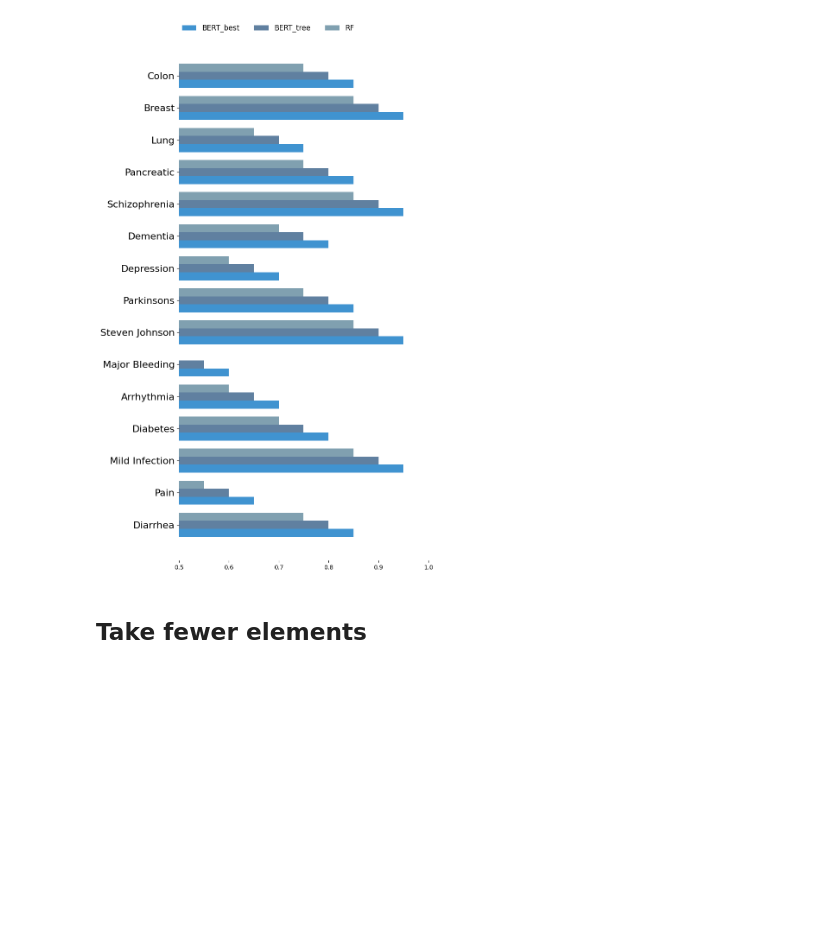
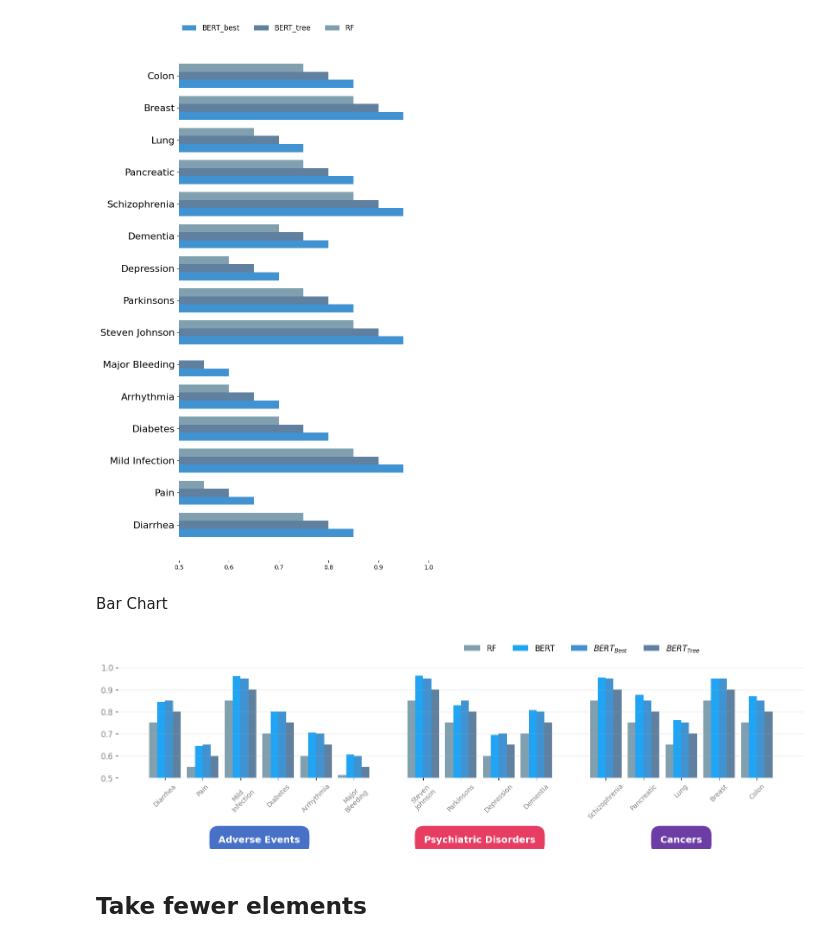
Before and after one commit to mikkelfo/CORE-BEHRT, a Jupyter notebook: results/downstream.ipynb, the cells around one changed output. Saved outputs shown, nothing was run; the diff lists cells and outputs as text; code cells hidden in the pictures; blank space fills up the shorter version.

```diff
--- a/results/downstream.ipynb
+++ b/results/downstream.ipynb
@@ -199,6 +188,82 @@ plt.show()
 fig.savefig('auc_scores.svg')
 # %% [output]
 [figure]
+# %% [markdown]
+Bar Chart
+# %%
+# Adjusting the plot to start bars at 0.5 and reorder the models
+groups = {
+    'Adverse Events': slice(0, 6),
+    'Psychiatric Disorders': slice(6, 10),
+    'Cancers': slice(10, 15)
+}
+diseases = ['Diarrhea', 'Pain', 'Mild\nInfection', 'Diabetes', 'Arrhythmia', 'Major\nBleeding', 'Steven\nJohnson',
+            'Parkinsons', 'Depression', 'Dementia', 'Schizophrenia', 'Pancreatic', 'Lung', 'Breast', 'Colon']
+behrt_scores = [0.85, 0.65, 0.95, 0.80, 0.70, 0.60, 0.95, 0.85, 0.70, 0.80, 0.95, 0.85, 0.75, 0.95, 0.85]
+behrt_scores = [s + np.random.normal(0, 0.01) for s in behrt_scores]
+bert_best_scores = [0.85, 0.65, 0.95, 0.80, 0.70, 0.60, 0.95, 0.85, 0.70, 0.80, 0.95, 0.85, 0.75, 0.95, 0.85]
+bert_tree_scores = [0.80, 0.60, 0.90, 0.75, 0.65, 0.55, 0.90, 0.80, 0.65, 0.75, 0.90, 0.80, 0.70, 0.90, 0.80]
+rf_scores = [0.75, 0.55, 0.85, 0.70, 0.60, 0.512, 0.85, 0.75, 0.60, 0.70, 0.85, 0.75, 0.65, 0.85, 0.75]
+
+adjusted_positions = []
+disease_labels = []
+group_labels = []
+group_label_positions = []
+
+offset = 0
+group_gap = 1   # Larger gap for groups
+disease_gap = 0.2  # Smaller gap for individual diseases
+
+for group, indices in groups.items():
+    group_size = indices.stop - indices.start
+    for i in range(group_size):
+        adjusted_positions.append(positions[indices.start + i] + offset)
+        offset += disease_gap
+    group_labels.append(group)
+    group_label_positions.append(np.mean(adjusted_positions[-group_size:]))
+    offset += group_gap  # Adding a larger space after each group
+
+disease_labels = diseases
+fig, ax = plt.subplots(figsize=(15, 6))
+
+# Adjusting the positions of the bars
+adjusted_positions = np.array(adjusted_positions) - 1.5 * bar_width
+
+# Reordering the bars so that RF is the leftmost, followed by BERT, BERT_best, and BERT_tree
+bars1 = ax.bar(adjusted_positions, rf_scores, bar_width, label='RF', color='#80a0b0')
+bars2 = ax.bar(adjusted_positions + bar_width, behrt_scores, bar_width, label='BERT', color='#20a4f3')
+bars3 = ax.bar(adjusted_positions + 2 * bar_width, bert_best_scores, bar_width, label=r'$BERT_{Best}$', color='#4093d0')
+bars4 = ax.bar(adjusted_positions + 3 * bar_width, bert_tree_scores, bar_width, label=r'$BERT_{Tree}$', color='#6080a0')
+
+# Setting the x-ticks to be the diseases with adjusted positions
+ax.set_xticks(adjusted_positions + 1.5 * bar_width, minor=False)
+ax.set_xticklabels(disease_labels, fontsize=10, rotation=45, color='grey')
+
+
+# Styling the plot
+ax.spines['right'].set_visible(False)
+ax.spines['top'].set_visible(False)
+ax.spines['bottom'].set_visible(False)
+ax.spines['left'].set_visible(False)
+ax.set_ylim(0.5, 1)
+box_colors = {'Cancers': "#6d3da6", 'Psychiatric Disorders': "#e83d62", 'Adverse Events': "#4671c6"}
+
+# Adding group labels with colored boxes
+for pos, label in zip(group_label_positions, group_labels):
+    ax.text(pos, 0.24, label, ha='center', va='top', fontsize=14, fontweight='bold', color='white',
+            bbox=dict(facecolor=box_colors[label], edgecolor='none', boxstyle='round,pad=1'))
+
+ax.set_yticks([0.5, 0.6, 0.7, 0.8, 0.9, 1.0], minor=False, color='grey')
+ax.set_yticklabels([0.5, 0.6, 0.7, 0.8, 0.9, 1.0], minor=False, color='grey', fontsize=12)
+
+# Add a legend for the colors
+ax.legend(loc=(.5, 1.1), frameon=False, fontsize=12, ncol=4)
+ax.grid(axis='y', linestyle='-', alpha=0.3)
+plt.tight_layout()
+plt.show()
+fig.savefig('auc_scores_vertical_grouped_reordered.svg')
+# %% [output]
+[figure, added]
 # %% [markdown]
 ## Take fewer elements
 # %%
```
Also changed, not shown: parts of 4 cells of this notebook, 10 other files.
